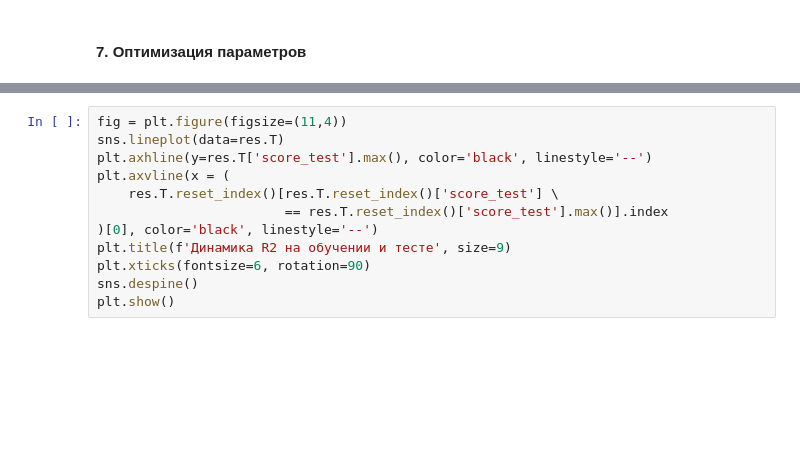
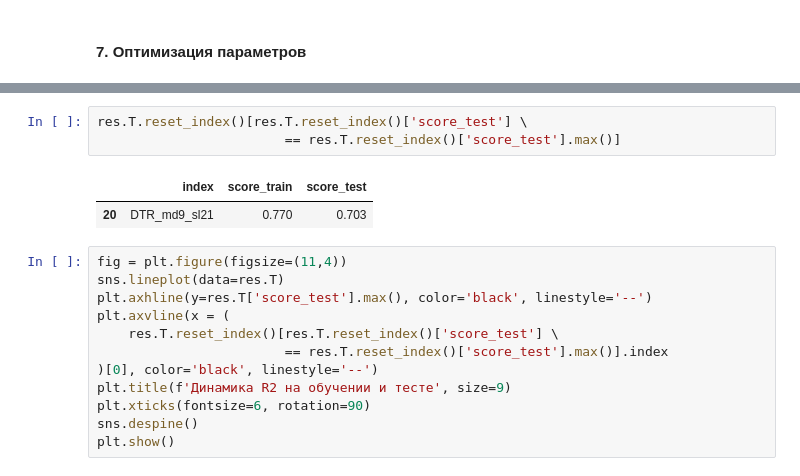
Before and after one commit to choodnovsky/Netilogiya_degp13, a Jupyter notebook: dz_8.08.ipynb, the cells around one changed output, grey strips where cells are left out. Drawn from its saved outputs; the diff is of its cells as text; blank space fills up the shorter version.

```diff
--- a/dz_8.08.ipynb
+++ b/dz_8.08.ipynb
@@ -265,6 +264,12 @@ res.T
 | DTR_md9_sl25 | 0.764 | 0.696 |
 | DTR_md9_sl27 | 0.762 | 0.697 |
 | DTR_md9_sl29 | 0.760 | 0.693 |
+# %%
+res.T.reset_index()[res.T.reset_index()['score_test'] \
+                        == res.T.reset_index()['score_test'].max()]
+# %% [output]
+|  | index | score_train | score_test |
+| 20 | DTR_md9_sl21 | 0.770 | 0.703 |
 # %%
 fig = plt.figure(figsize=(11,4))
 sns.lineplot(data=res.T)
```
Also changed, not shown: parts of 4 cells of this notebook.
